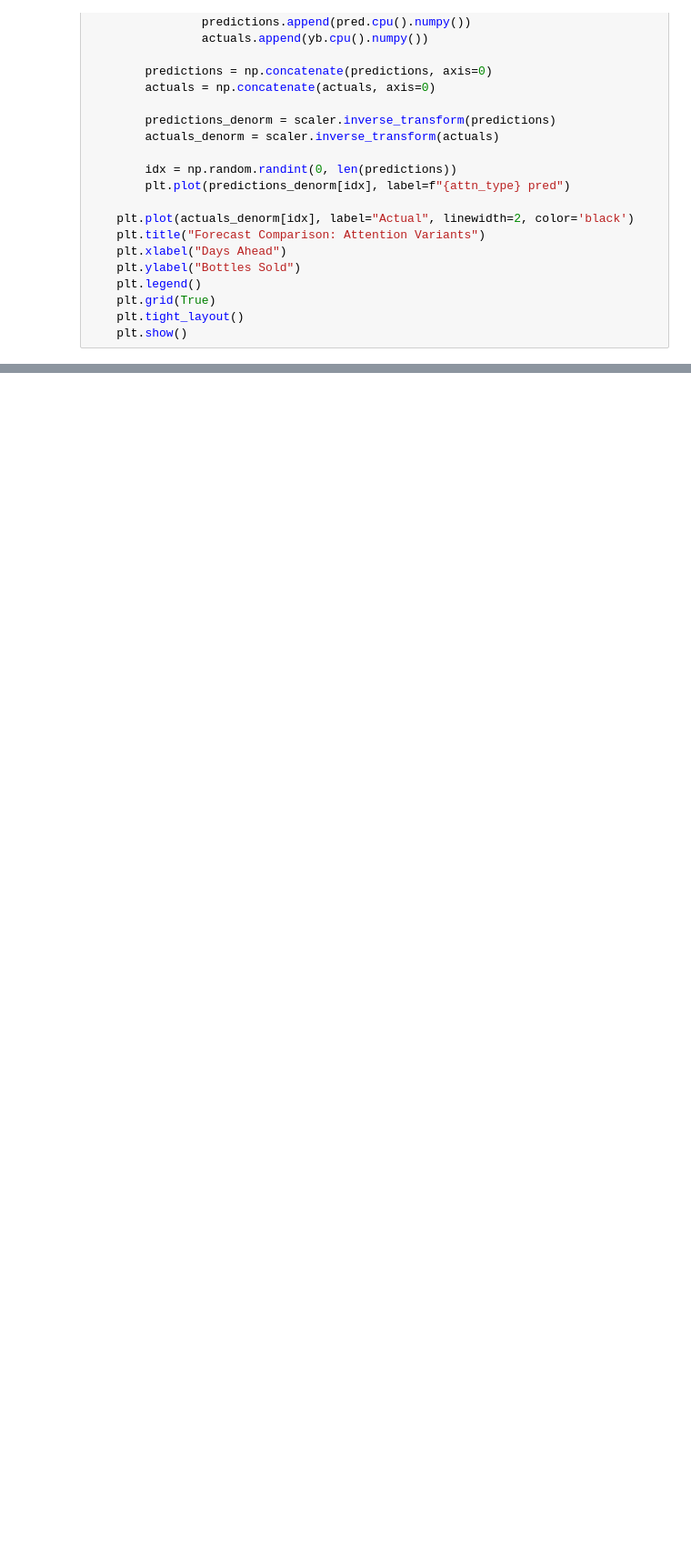
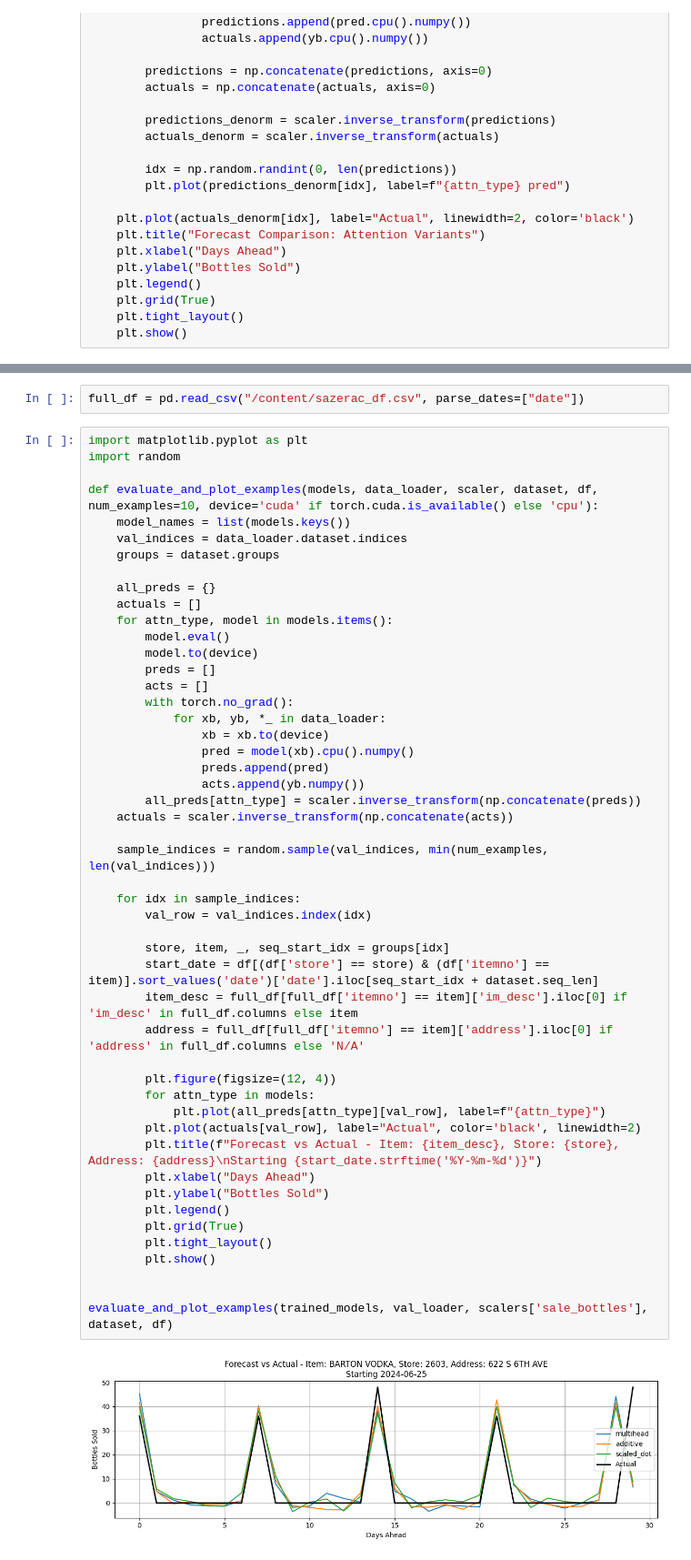
Before and after one commit to AAN-innopolis/Sales_Decline_Forecasting, a Jupyter notebook: notebooks/attention_lstm.ipynb, the cells around one changed output, grey strips where cells are left out. Shown at 91% size. Saved outputs shown, nothing was run; the diff lists cells and outputs as text; blank space fills up the shorter version.

```diff
--- a/notebooks/attention_lstm.ipynb
+++ b/notebooks/attention_lstm.ipynb
@@ -288,0 +361,53 @@ evaluate_and_plot_multiple(trained_models, val_loader, scalers['sale_bottles'])
+# %%
+full_df = pd.read_csv("/content/sazerac_df.csv", parse_dates=["date"])
+# %%
+import matplotlib.pyplot as plt
+import random
+
+def evaluate_and_plot_examples(models, data_loader, scaler, dataset, df, num_examples=10, device='cuda' if torch.cuda.is_available() else 'cpu'):
+    model_names = list(models.keys())
+    val_indices = data_loader.dataset.indices
+    groups = dataset.groups
+
+    all_preds = {}
+    actuals = []
+    for attn_type, model in models.items():
+        model.eval()
+        model.to(device)
+        preds = []
+        acts = []
+        with torch.no_grad():
+            for xb, yb, *_ in data_loader:
+                xb = xb.to(device)
+                pred = model(xb).cpu().numpy()
+                preds.append(pred)
+                acts.append(yb.numpy())
+        all_preds[attn_type] = scaler.inverse_transform(np.concatenate(preds))
+    actuals = scaler.inverse_transform(np.concatenate(acts))
+
+    sample_indices = random.sample(val_indices, min(num_examples, len(val_indices)))
+
+    for idx in sample_indices:
+        val_row = val_indices.index(idx)
+
+        store, item, _, seq_start_idx = groups[idx]
+        start_date = df[(df['store'] == store) & (df['itemno'] == item)].sort_values('date')['date'].iloc[seq_start_idx + dataset.seq_len]
+        item_desc = full_df[full_df['itemno'] == item]['im_desc'].iloc[0] if 'im_desc' in full_df.columns else item
+        address = full_df[full_df['itemno'] == item]['address'].iloc[0] if 'address' in full_df.columns else 'N/A'
+
+        plt.figure(figsize=(12, 4))
+        for attn_type in models:
+            plt.plot(all_preds[attn_type][val_row], label=f"{attn_type}")
+        plt.plot(actuals[val_row], label="Actual", color='black', linewidth=2)
+        plt.title(f"Forecast vs Actual - Item: {item_desc}, Store: {store}, Address: {address}\nStarting {start_date.strftime('%Y-%m-%d')}")
+        plt.xlabel("Days Ahead")
+        plt.ylabel("Bottles Sold")
+        plt.legend()
+        plt.grid(True)
+        plt.tight_layout()
+        plt.show()
+
+
+evaluate_and_plot_examples(trained_models, val_loader, scalers['sale_bottles'], dataset, df)
+# %% [output]
+[figure, added]
```
Also changed, not shown: parts of 6 cells of this notebook.
